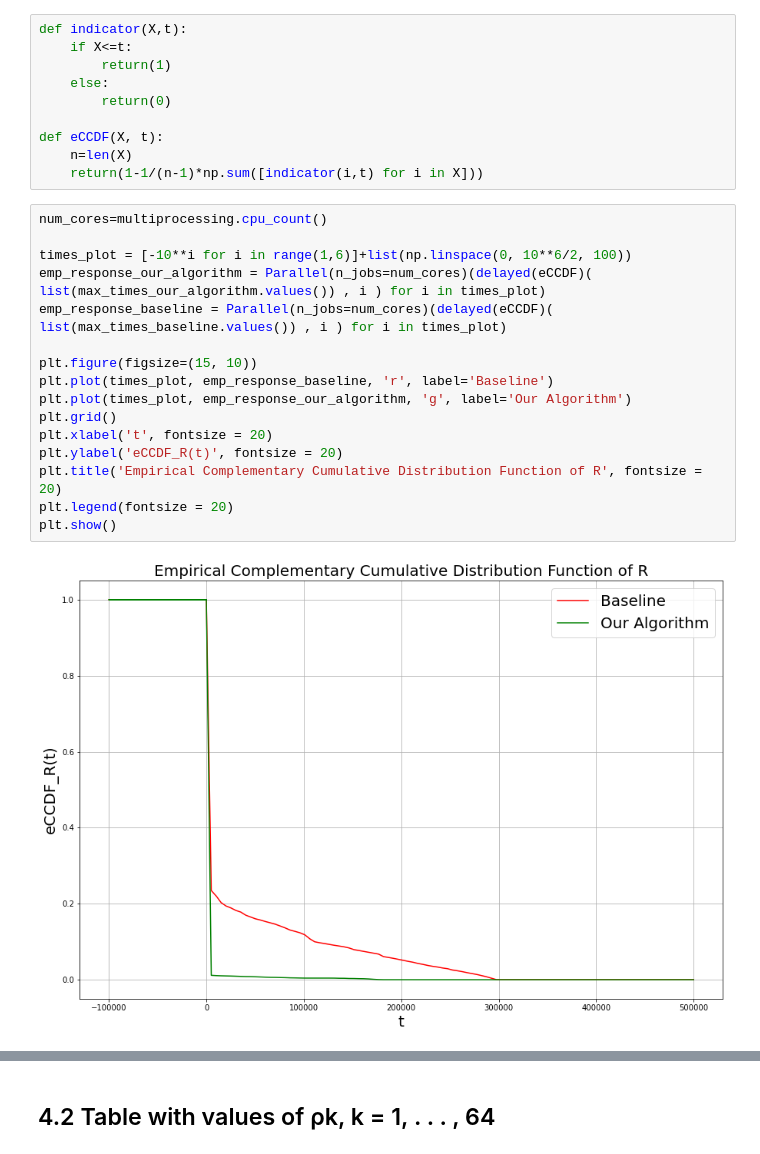
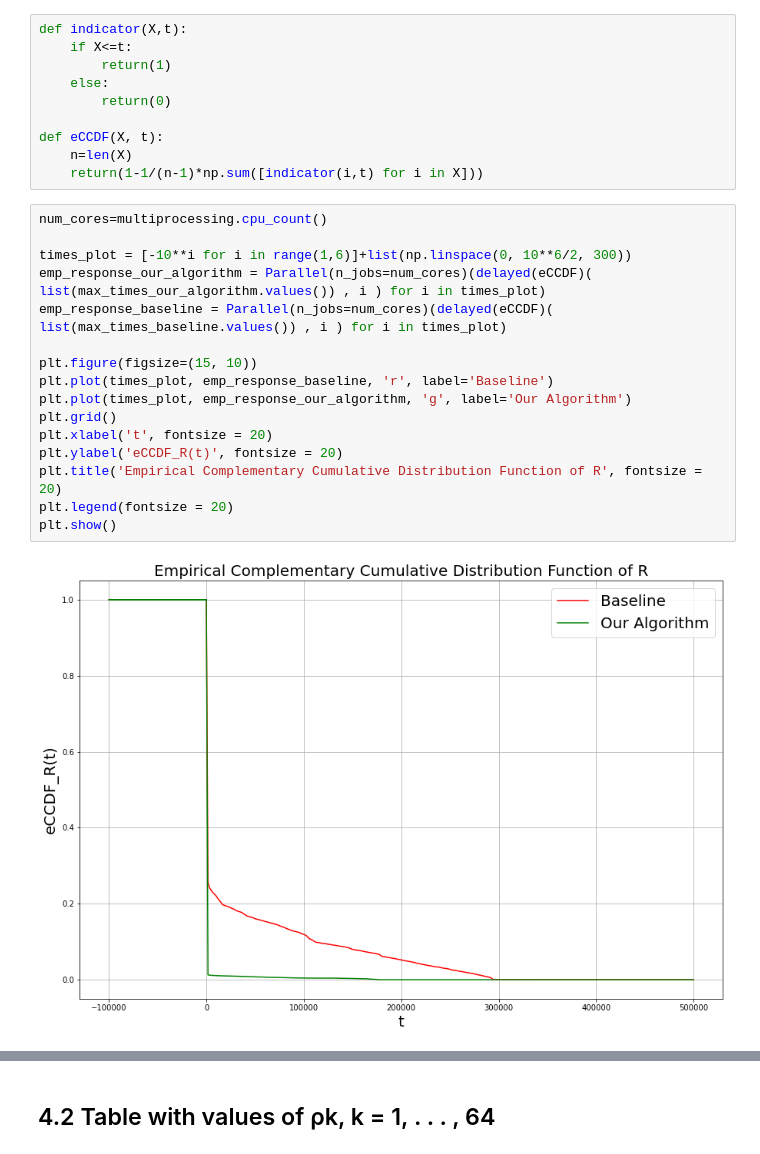
Before and after one commit to maryyyyna/Networking-for-Big-Data-and-Laboratory, a Jupyter notebook: CH2_DataCenter.ipynb, the cells around one changed output, grey strips where cells are left out. Saved outputs shown, nothing was run; the diff lists cells and outputs as text.

```diff
--- a/CH2_DataCenter.ipynb
+++ b/CH2_DataCenter.ipynb
@@ -474,19 +474,19 @@ def eCCDF(X, t):
 # %%
 num_cores=multiprocessing.cpu_count()
 
-times_plot = [-10**i for i in range(1,6)]+list(np.linspace(0, 10**6/2, 100))
+times_plot = [-10**i for i in range(1,6)]+list(np.linspace(0, 10**6/2, 300))
 emp_response_our_algorithm = Parallel(n_jobs=num_cores)(delayed(eCCDF)( list(max_times_our_algorithm.values()) , i ) for i in times_plot)
 emp_response_baseline = Parallel(n_jobs=num_cores)(delayed(eCCDF)( list(max_times_baseline.values()) , i ) for i in times_plot)
 
 plt.figure(figsize=(15, 10))
 plt.plot(times_plot, emp_response_baseline, 'r', label='Baseline')
 plt.plot(times_plot, emp_response_our_algorithm, 'g', label='Our Algorithm')
 plt.grid()
 plt.xlabel('t', fontsize = 20)
 plt.ylabel('eCCDF_R(t)', fontsize = 20)
 plt.title('Empirical Complementary Cumulative Distribution Function of R', fontsize = 20)
 plt.legend(fontsize = 20)
 plt.show()
 # %% [output]
-[figure, old version]
+[figure, new version]
 # %%
```
Also changed, not shown: parts of 1 cell of this notebook.
